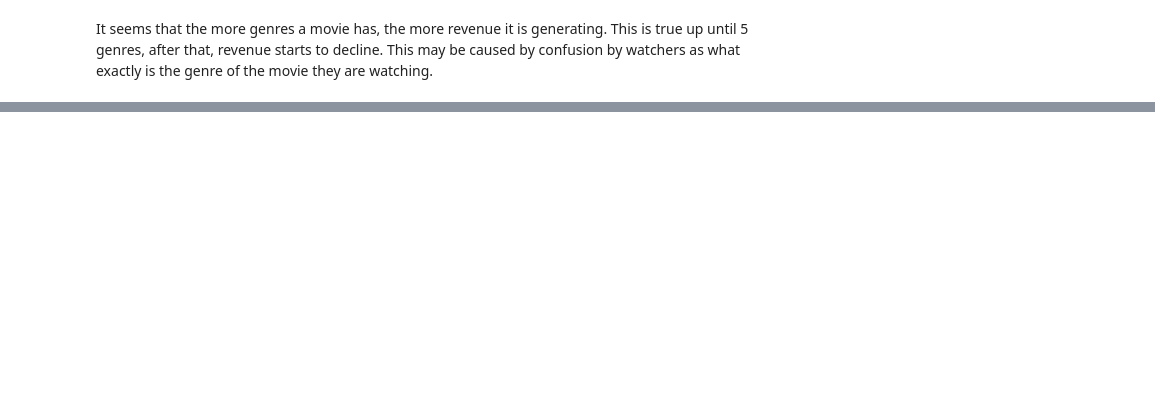
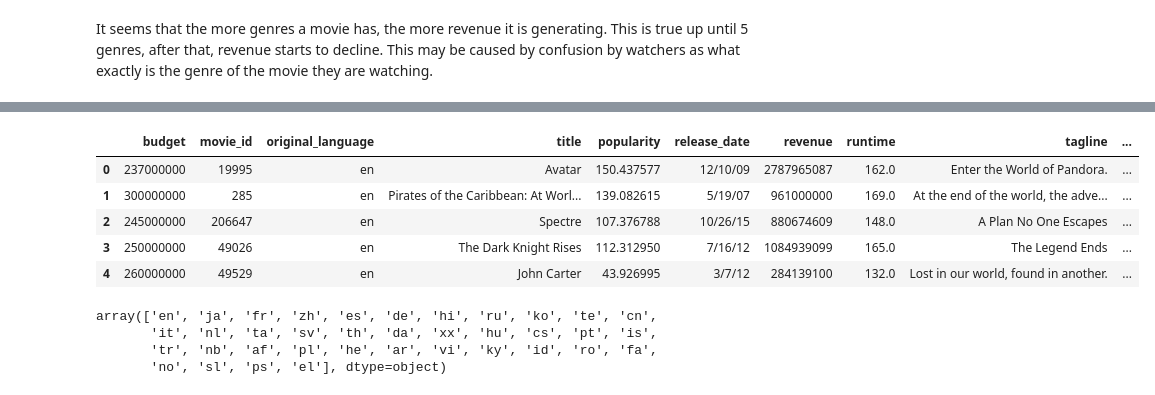
Before and after one commit to canon14/MovieRecommendationModel, a Jupyter notebook: MovieRecommendation.ipynb, the cells around one changed output, grey strips where cells are left out. Cells and saved outputs as stored; diff of their text form; code cells hidden in the pictures; blank space fills up the shorter version.

```diff
--- a/MovieRecommendation.ipynb
+++ b/MovieRecommendation.ipynb
@@ -382,0 +447,16 @@ It seems that the more genres a movie has, the more revenue it is generating. Th
+# %%
+tmdb_attributes_df.head()
+# %% [output]
+|  | budget | movie_id | original_language | title | popularity | release_date | revenue | runtime | tagline | ... |
+| 0 | 237000000 | 19995 | en | Avatar | 150.437577 | 12/10/09 | 2787965087 | 162.0 | Enter the World of Pandora. | ... |
+| 1 | 300000000 | 285 | en | Pirates of the Caribbean: At Worl... | 139.082615 | 5/19/07 | 961000000 | 169.0 | At the end of the world, the adve... | ... |
+| 2 | 245000000 | 206647 | en | Spectre | 107.376788 | 10/26/15 | 880674609 | 148.0 | A Plan No One Escapes | ... |
+| 3 | 250000000 | 49026 | en | The Dark Knight Rises | 112.312950 | 7/16/12 | 1084939099 | 165.0 | The Legend Ends | ... |
+| 4 | 260000000 | 49529 | en | John Carter | 43.926995 | 3/7/12 | 284139100 | 132.0 | Lost in our world, found in another. | ... |
+# %%
+tmdb_attributes_df['original_language'].unique()
+# %% [output]
+array(['en', 'ja', 'fr', 'zh', 'es', 'de', 'hi', 'ru', 'ko', 'te', 'cn',
+       'it', 'nl', 'ta', 'sv', 'th', 'da', 'xx', 'hu', 'cs', 'pt', 'is',
+       'tr', 'nb', 'af', 'pl', 'he', 'ar', 'vi', 'ky', 'id', 'ro', 'fa',
+       'no', 'sl', 'ps', 'el'], dtype=object)
```
Also changed, not shown: parts of 12 cells of this notebook.
